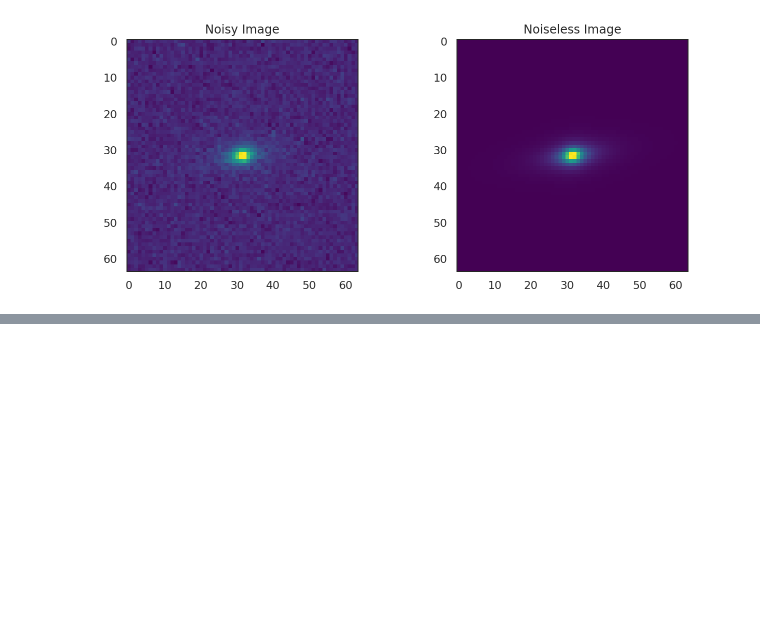
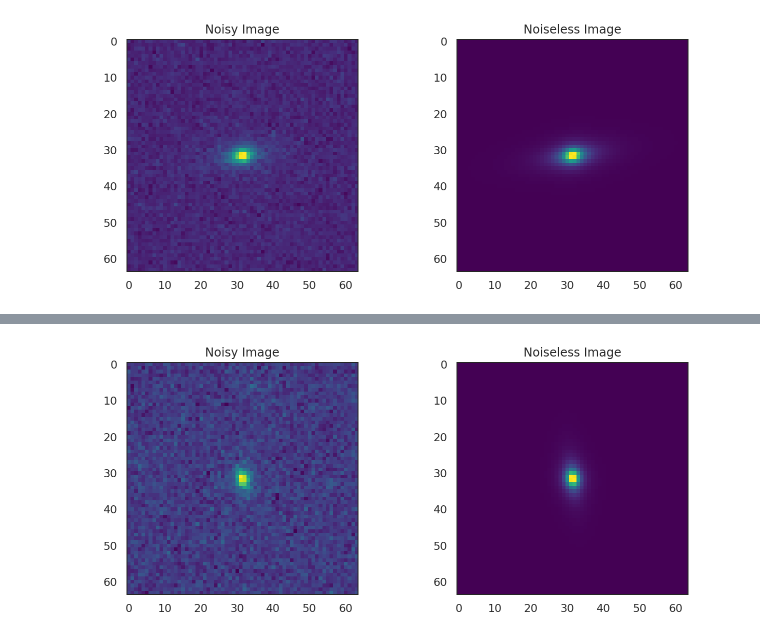
Before and after one commit to dvukolov/cs109b-project, a Jupyter notebook: data/datasets.ipynb, the cells around one changed output, grey strips where cells are left out. Cells and saved outputs as stored; diff of their text form; code cells hidden in the pictures; blank space fills up the shorter version.

```diff
--- a/data/datasets.ipynb
+++ b/data/datasets.ipynb
@@ -65,0 +104,8 @@ ax[1].set_title("Noiseless Image");
+# %%
+fig, ax = plt.subplots(1, 2, figsize=(12, 4), tight_layout=True)
+ax[0].imshow(image[0])
+ax[0].set_title("Noisy Image")
+ax[1].imshow(image_nonoise[0])
+ax[1].set_title("Noiseless Image");
+# %% [output]
+[figure, added]
```
Also changed, not shown: parts of 5 cells of this notebook.
